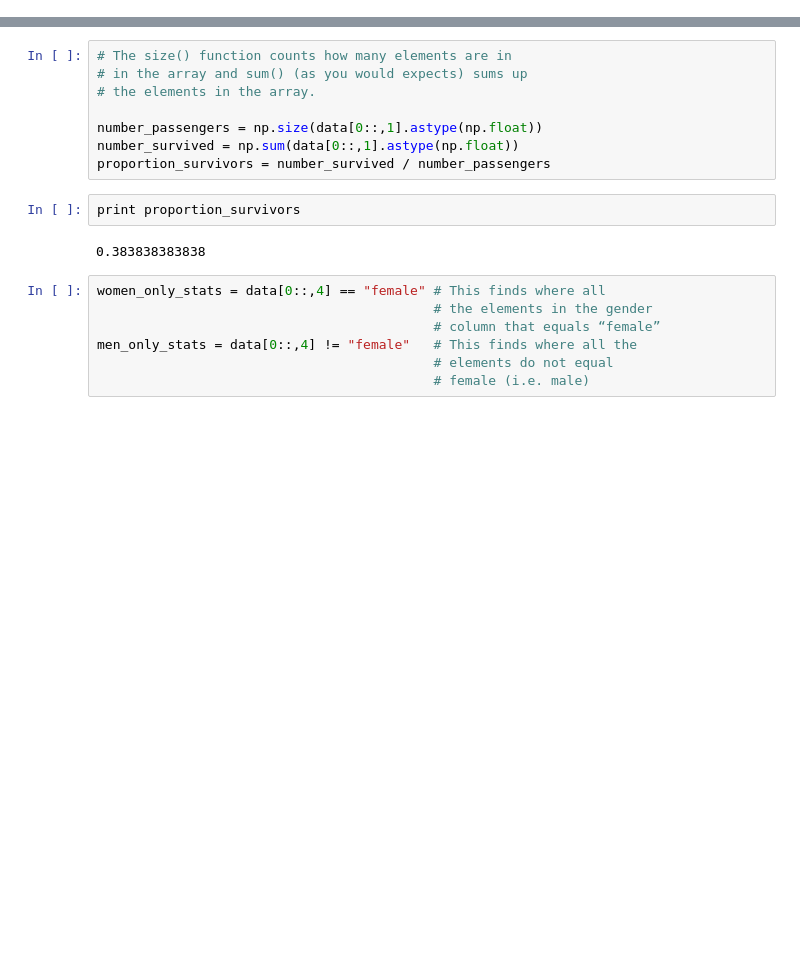
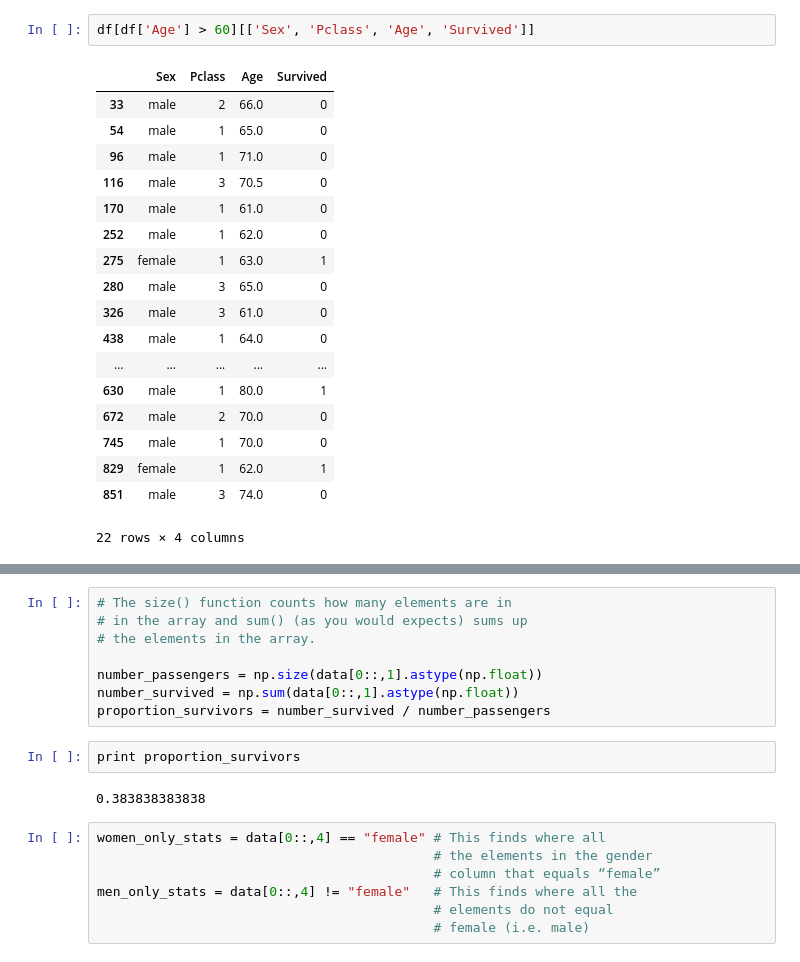
Before and after one commit to idiosyncraticee/kaggle_titanic, a Jupyter notebook: Titanic.ipynb, the cells around one changed output, grey strips where cells are left out. Drawn from its saved outputs; the diff is of its cells as text; blank space fills up the shorter version.

```diff
--- a/Titanic.ipynb
+++ b/Titanic.ipynb
@@ -29,0 +85,21 @@ print data[-1]
+# %%
+df[df['Age'] > 60][['Sex', 'Pclass', 'Age', 'Survived']]
+# %% [output]
+|  | Sex | Pclass | Age | Survived |
+| 33 | male | 2 | 66.0 | 0 |
+| 54 | male | 1 | 65.0 | 0 |
+| 96 | male | 1 | 71.0 | 0 |
+| 116 | male | 3 | 70.5 | 0 |
+| 170 | male | 1 | 61.0 | 0 |
+| 252 | male | 1 | 62.0 | 0 |
+| 275 | female | 1 | 63.0 | 1 |
+| 280 | male | 3 | 65.0 | 0 |
+| 326 | male | 3 | 61.0 | 0 |
+| 438 | male | 1 | 64.0 | 0 |
+| ... | ... | ... | ... | ... |
+| 630 | male | 1 | 80.0 | 1 |
+| 672 | male | 2 | 70.0 | 0 |
+| 745 | male | 1 | 70.0 | 0 |
+| 829 | female | 1 | 62.0 | 1 |
+| 851 | male | 3 | 74.0 | 0 |
+22 rows × 4 columns
```
Also changed, not shown: parts of 26 cells of this notebook.
